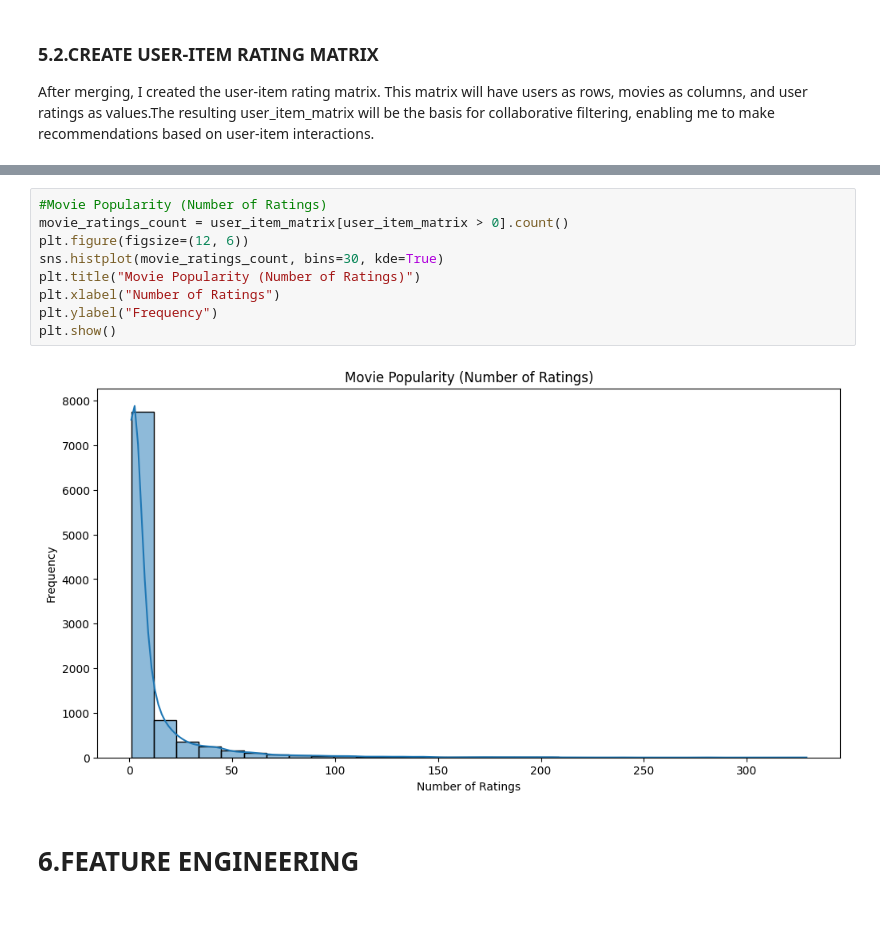
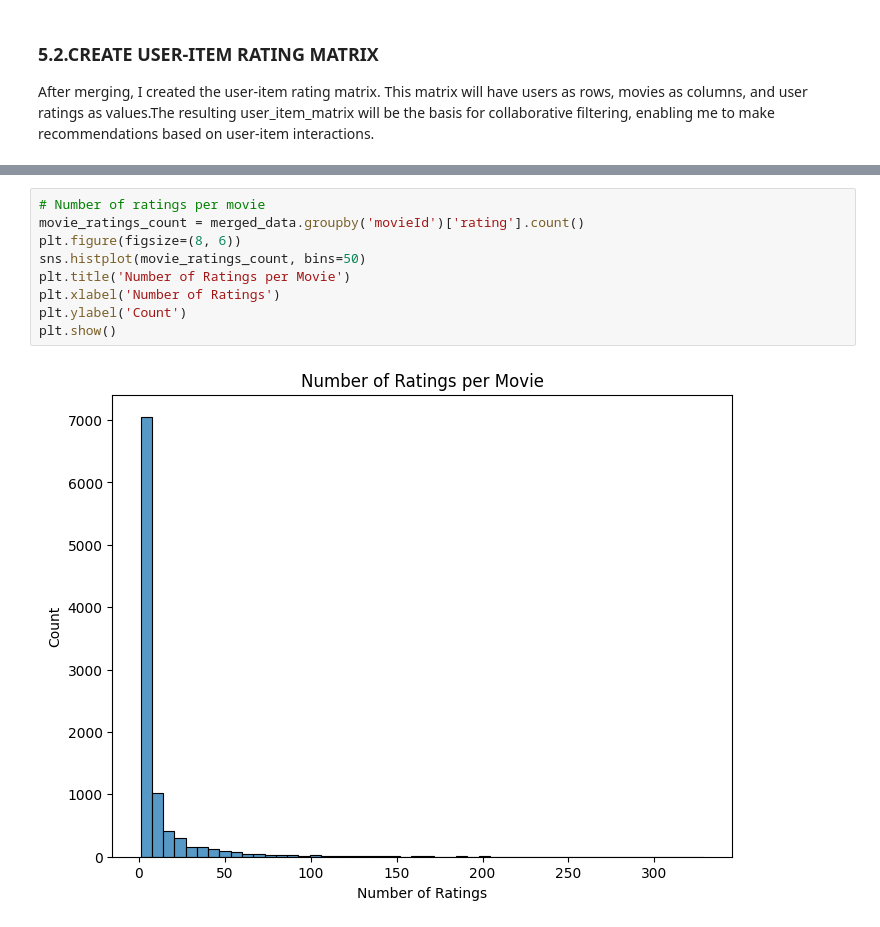
Before and after one commit to Mak-annie/MOVIE-RECS-SYSTEM, a Jupyter notebook: index.ipynb, the cells around one changed output, grey strips where cells are left out. Saved outputs shown, nothing was run; the diff lists cells and outputs as text.

```diff
--- a/index.ipynb
+++ b/index.ipynb
@@ -189,13 +241,11 @@ plt.show()
 # %%
-#Movie Popularity (Number of Ratings)
-movie_ratings_count = user_item_matrix[user_item_matrix > 0].count()
-plt.figure(figsize=(12, 6))
-sns.histplot(movie_ratings_count, bins=30, kde=True)
-plt.title("Movie Popularity (Number of Ratings)")
-plt.xlabel("Number of Ratings")
-plt.ylabel("Frequency")
+# Number of ratings per movie
+movie_ratings_count = merged_data.groupby('movieId')['rating'].count()
+plt.figure(figsize=(8, 6))
+sns.histplot(movie_ratings_count, bins=50)
+plt.title('Number of Ratings per Movie')
+plt.xlabel('Number of Ratings')
+plt.ylabel('Count')
 plt.show()
 # %% [output]
-[figure, old version]
+[figure, new version]
-# %% [markdown]
-# 6.FEATURE ENGINEERING
```
Also changed, not shown: parts of 16 cells of this notebook.
